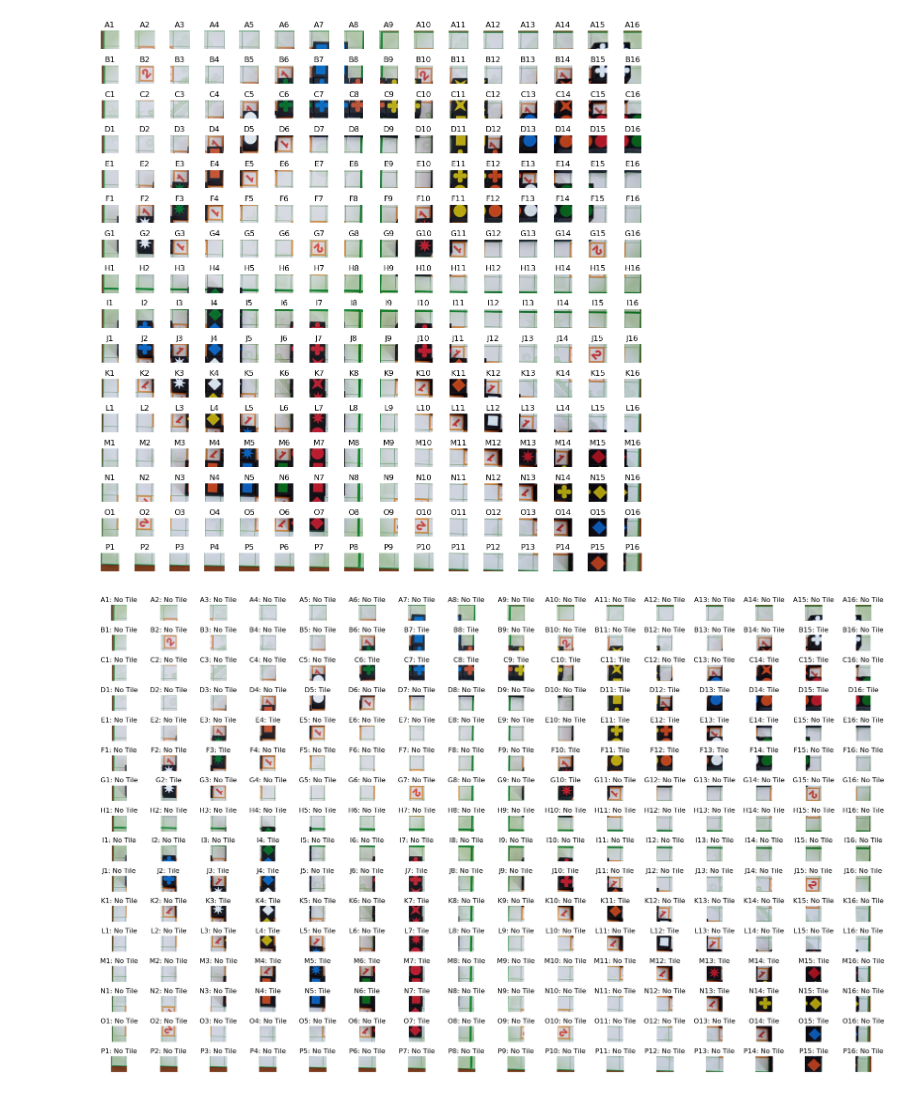
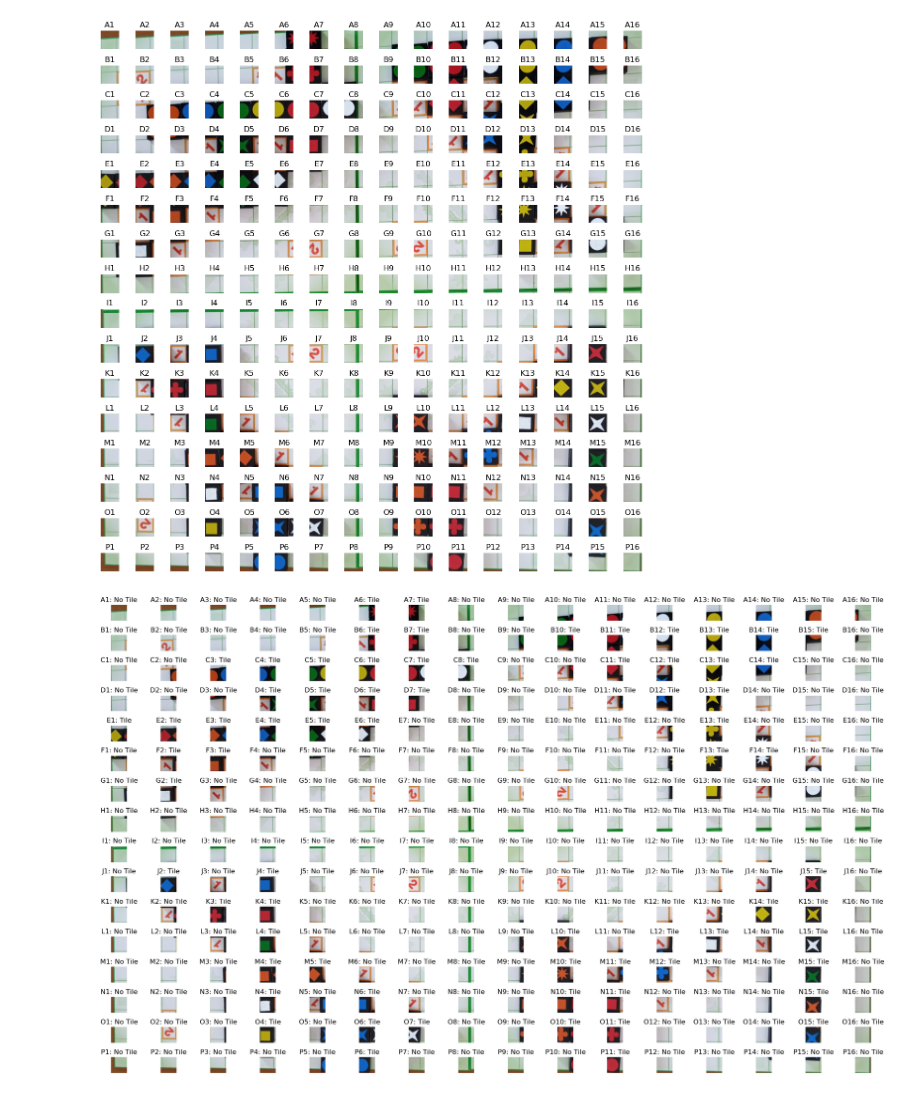
Before and after one commit to Tzepes/CVProj1, a Jupyter notebook: readImages.ipynb, the cells around one changed output. Saved outputs shown, nothing was run; the diff lists cells and outputs as text; code cells hidden in the pictures.

```diff
--- a/readImages.ipynb
+++ b/readImages.ipynb
@@ -151,11 +133,11 @@ def split_board_into_cells(warped_img, grid_X_size=16, padding=0):
 # %%
 import re
 
-input_img = 'train/2_08.jpg'
+input_img = 'train/2_09.jpg'
 template_img = ["train/1_00.jpg", "train/2_00.jpg", "train/3_00.jpg", "train/4_00.jpg", "train/5_00.jpg"]  # your perfect board image
 query_img = input_img              # skewed image
 
-match = re.search(r'/(?P<number>\d+)_', input_img) # THIS MIGHT HAVE TO BE REMOVED WHEN PROJECT FINISHED AND SENT FOR EVALUATION
+match = re.search(r'/(?P<number>\d+)_', input_img) # THIS MIGHT HAVE TO BE REMOVED WHEN PROJECT FINISHED AND SENT FOR EVALUATION}
 img_num = 0
 if match:
     img_num = match.group('number')
@@ -164,7 +146,17 @@ if match:
 # %%
 from imgAlignment import align_board
 
-tpl, qry, aligned_img = align_board(template_img[img_num - 1], query_img, output_size=(800,800), show_details=False , use_sift=True)
+# input_img = 'board+tiles/tiles_3.jpg'
+# template_img = ['board+tiles/tiles_3.jpg']
+# query_img = 'board+tiles/tiles_3.jpg'
+
+tpl, qry, aligned_img, image_matches = align_board(template_img[0], query_img, output_size=(800,800), show_details=False , use_sift=True, homography_threshold=0.75)
+
+#show image matches
+plt.figure(figsize=(12,4))
+plt.subplot(1,2,1)
+plt.imshow(cv2.cvtColor(image_matches, cv2.COLOR_BGR2RGB))
+plt.axis("off")
 
 aligned_img = autocorp_nonblack(aligned_img, threshold=0.5, shrink=0.03)
 
@@ -198,7 +191,7 @@ plt.show()
 # %%
 from board import Board
 
-cells_grid = split_board_into_cells(warped, 16, padding=0.1)
+cells_grid = split_board_into_cells(warped, 16, padding=0)
 
 board = Board()
 # for label in cells_grid.keys():
@@ -213,21 +206,32 @@ for i, (label, cell_img) in enumerate(list(cells_grid.items()), 1):
 plt.tight_layout()
 plt.show()
 # %% [output]
-[figure, old version]
+[figure, new version]
 # %%
 from tileDetection import is_tile_present
 
-tiles_present = {}
+tiles = []
+tiles_present = []
+
 for label, cell_img in cells_grid.items():
-    tile_present = is_tile_present(cell_img, threshold=60, min_foreground_ratio=0.28)
-    tiles_present[label] = tile_present
+    # Check if a tile is present in the current cell
+    is_present = is_tile_present(cell_img, threshold=60, min_foreground_ratio=0.28)
+
+    # Add the tile information to the tiles list
+    tiles.append({'label': label, 'isPresent': is_present, 'img': cell_img})
+
+    # If a tile is present, add it to the tiles_present list
+    if is_present:
+        tiles_present.append({'label': label, 'isPresent': is_present, 'img': cell_img})
 # %%
 plt.figure(figsize=(20, 12))
-for i, (label, tile_present) in enumerate(list(tiles_present.items()), 1):
+for i, tile in enumerate(tiles, 1):
+    label = tile['label']
+    tile_present = tile['isPresent']
     plt.subplot(16, 16, i)
     plt.imshow(cv2.cvtColor(cells_grid[label], cv2.COLOR_BGR2RGB))
     plt.title(f"{label}: {'Tile' if tile_present else 'No Tile'}")
     plt.axis("off")
 plt.tight_layout()
 # %% [output]
-[figure, old version]
+[figure, new version]
```
Also changed, not shown: parts of 9 cells of this notebook, 7 other files.
